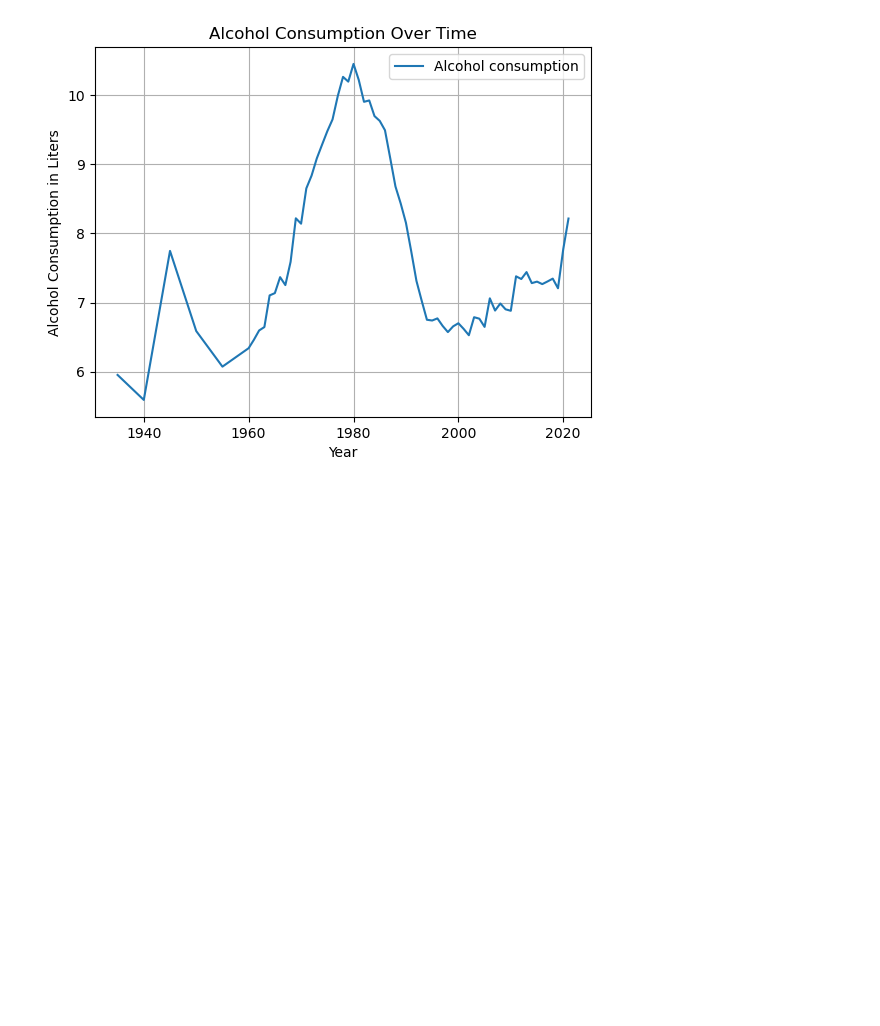
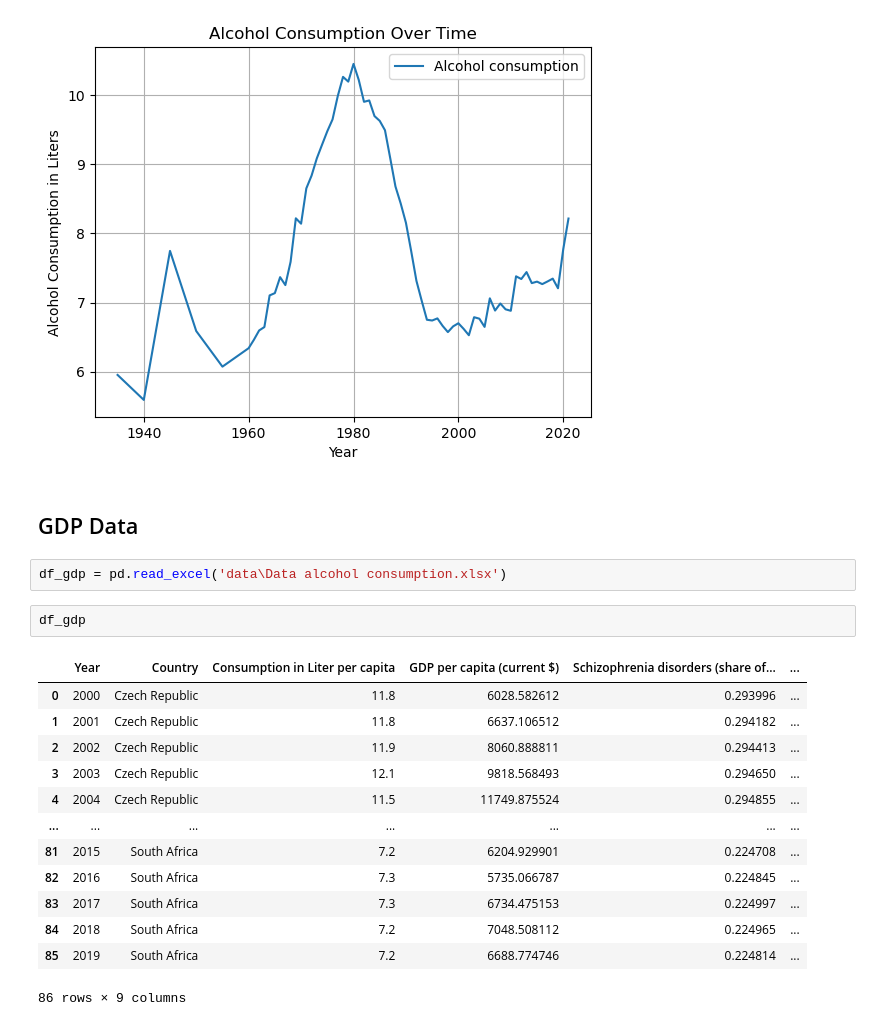
Before and after one commit to StenRSM/CIBI, a Jupyter notebook: exploration.ipynb, the cells around one changed output. Saved outputs shown, nothing was run; the diff lists cells and outputs as text; blank space fills up the shorter version.

```diff
--- a/exploration.ipynb
+++ b/exploration.ipynb
@@ -123,3 +123,23 @@ plt.grid(True)
 plt.show()
 # %% [output]
 [figure]
+# %% [markdown]
+## GDP Data
+# %%
+df_gdp = pd.read_excel('data\Data alcohol consumption.xlsx')
+# %%
+df_gdp
+# %% [output]
+|  | Year | Country | Consumption in Liter per capita | GDP per capita (current $) | Schizophrenia disorders (share of... | ... |
+| 0 | 2000 | Czech Republic | 11.8 | 6028.582612 | 0.293996 | ... |
+| 1 | 2001 | Czech Republic | 11.8 | 6637.106512 | 0.294182 | ... |
+| 2 | 2002 | Czech Republic | 11.9 | 8060.888811 | 0.294413 | ... |
+| 3 | 2003 | Czech Republic | 12.1 | 9818.568493 | 0.294650 | ... |
+| 4 | 2004 | Czech Republic | 11.5 | 11749.875524 | 0.294855 | ... |
+| ... | ... | ... | ... | ... | ... | ... |
+| 81 | 2015 | South Africa | 7.2 | 6204.929901 | 0.224708 | ... |
+| 82 | 2016 | South Africa | 7.3 | 5735.066787 | 0.224845 | ... |
+| 83 | 2017 | South Africa | 7.3 | 6734.475153 | 0.224997 | ... |
+| 84 | 2018 | South Africa | 7.2 | 7048.508112 | 0.224965 | ... |
+| 85 | 2019 | South Africa | 7.2 | 6688.774746 | 0.224814 | ... |
+86 rows × 9 columns
```
Also changed, not shown: parts of 5 cells of this notebook.
